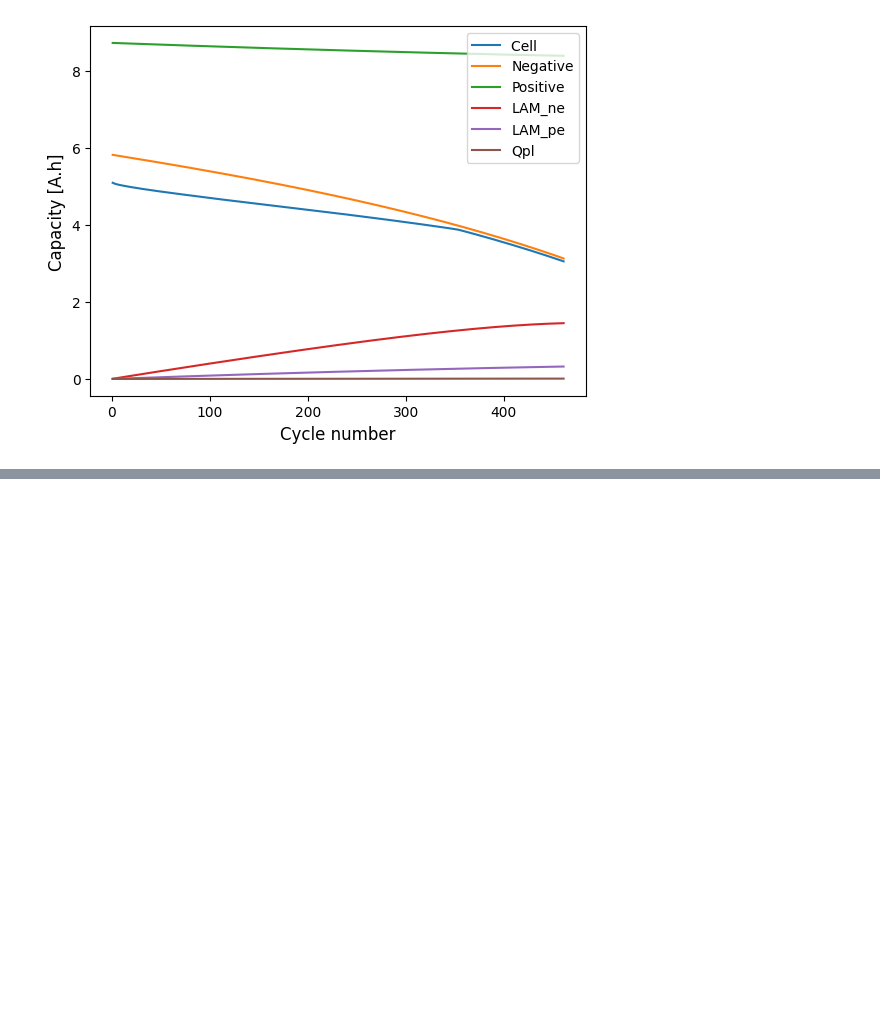
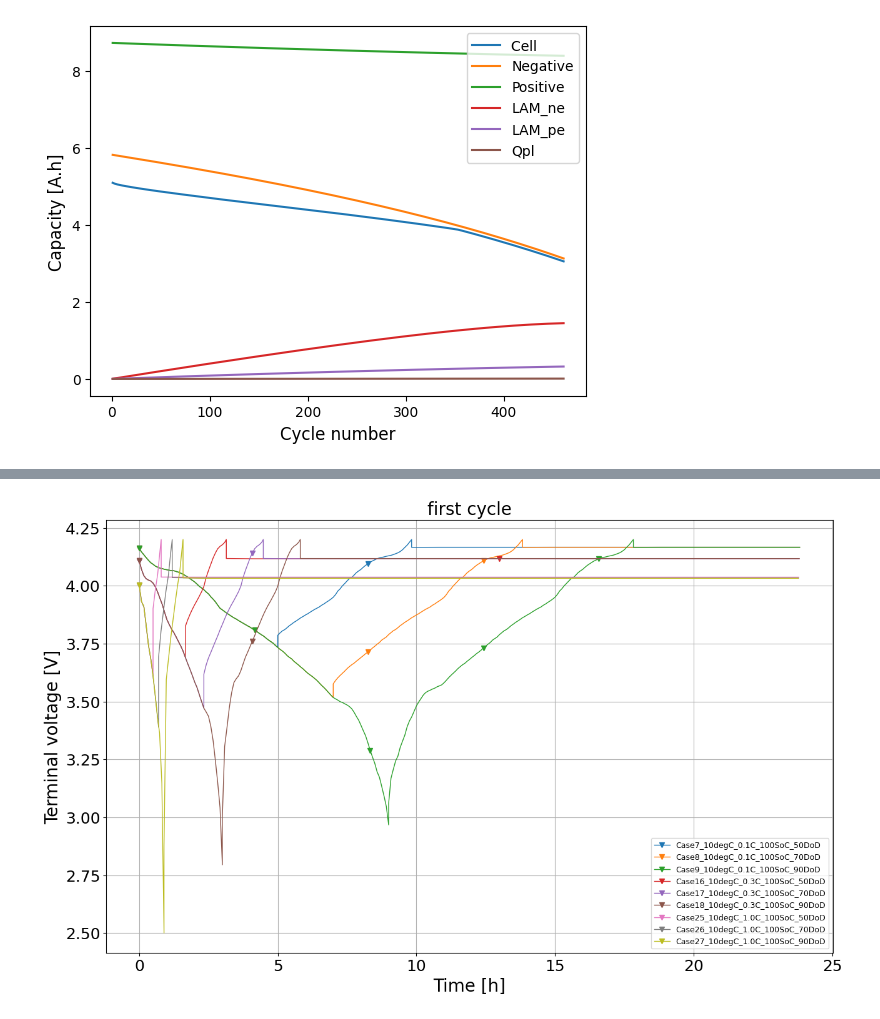
Before and after one commit to ganmadche/PyBaMMlocal, a Jupyter notebook: wip/paperKneedfn2026_cyclingStudies.ipynb, the cells around one changed output, grey strips where cells are left out. Cells and saved outputs as stored; diff of their text form; code cells hidden in the pictures; blank space fills up the shorter version.

Commit message:
cycling protocal for 60soc improved and model0 for initial 100soc corrected and first cycle code added

```diff
--- a/wip/paperKneedfn2026_cyclingStudies.ipynb
+++ b/wip/paperKneedfn2026_cyclingStudies.ipynb
@@ -312,0 +525,48 @@ plt.legend()
+# %%
+df3 = pd.read_csv(f"{current_directory}/paperstudies2026/Cases_for_ageing.csv")
+cycles_per_day =1
+plt.figure(figsize=(15,9))
+b =0
+for m in [6,7,8,15,16,17,24,25,26]: #range(15,18):#,29,31,33,35,37,39,43,45,47,49,51,53,59,65,67,69,71,77,81]: #range(27,54):#: #range(5): #
+    #b= b+1
+    n = m
+    tempC_case = df3["Temperature"][n]
+    simcase = df3["Case"][n]
+    dod_case = df3["DoD"][n]*0.01
+    soc_case = df3["SoC"][n]*0.01
+    crate = df3["C_rate"][n]
+    df4 = pd.read_csv(f"{current_directory}/paperstudies2026/firstdaycycle/firstday_Case{simcase}_{tempC_case}degC_{crate}C_{soc_case*100}SoC_{dod_case*100}DoD_{cycles_per_day}cycle.csv")
+    plt.plot(df4["Time [h]"], df4["Terminal voltage [V]"],marker='v', markevery=50,linewidth=1, label =f"Case{simcase}_{tempC_case}degC_{crate}C_{int(soc_case*100)}SoC_{int(dod_case*100)}DoD")
+
+# for m in range(27,54):   #range(27,54):#: #range(5): #(54, 81)
+#     n = m
+#     tempC_case = df3["Temperature"][n]
+#     simcase = df3["Case"][n]
+#     dod_case = df3["DoD"][n]*0.01
+#     soc_case = df3["SoC"][n]*0.01
+#     crate = df3["C_rate"][n]
+#     df4 = pd.read_csv(f"{current_directory}/paperstudies2026/firstdaycycle/firstday_Case{simcase}_{tempC_case}degC_{crate}C_{soc_case*100}SoC_{dod_case*100}DoD_{cycles_per_day}cycle.csv")
+#     plt.plot(df4["Time [h]"], df4["Terminal voltage [V]"],marker='*', markevery=50,linewidth=1, label =f"Case{simcase}_{tempC_case}degC_{crate}C_{int(soc_case*100)}SoC_{int(dod_case*100)}DoD")
+
+# for m in range(54,81): #range(27,54):#: #range(5): #
+#     n = m
+#     tempC_case = df3["Temperature"][n]
+#     simcase = df3["Case"][n]
+#     dod_case = df3["DoD"][n]*0.01
+#     soc_case = df3["SoC"][n]*0.01
+#     crate = df3["C_rate"][n]
+#     df4 = pd.read_csv(f"{current_directory}/paperstudies2026/firstdaycycle/firstday_Case{simcase}_{tempC_case}degC_{crate}C_{soc_case*100}SoC_{dod_case*100}DoD_{cycles_per_day}cycle.csv")
+#     plt.plot(df4["Time [h]"], df4["Terminal voltage [V]"],marker='o', markevery=50,linewidth=1, label =f"Case{simcase}_{tempC_case}degC_{crate}C_{int(soc_case*100)}SoC_{int(dod_case*100)}DoD")
+
+plt.xlabel("Time [h]",fontsize=20)
+plt.ylabel("Terminal voltage [V]",fontsize=20)
+plt.title('first cycle',fontsize=20)
+#plt.ylim([70, 102])
+#plt.xlim([-50, 1000])
+plt.legend(fontsize=9)
+plt.xticks(fontsize=18)
+plt.yticks(fontsize=18)
+plt.grid(True)
+plt.show()
+# %% [output]
+[figure, added]
```
Also changed, not shown: parts of 3 cells of this notebook.
